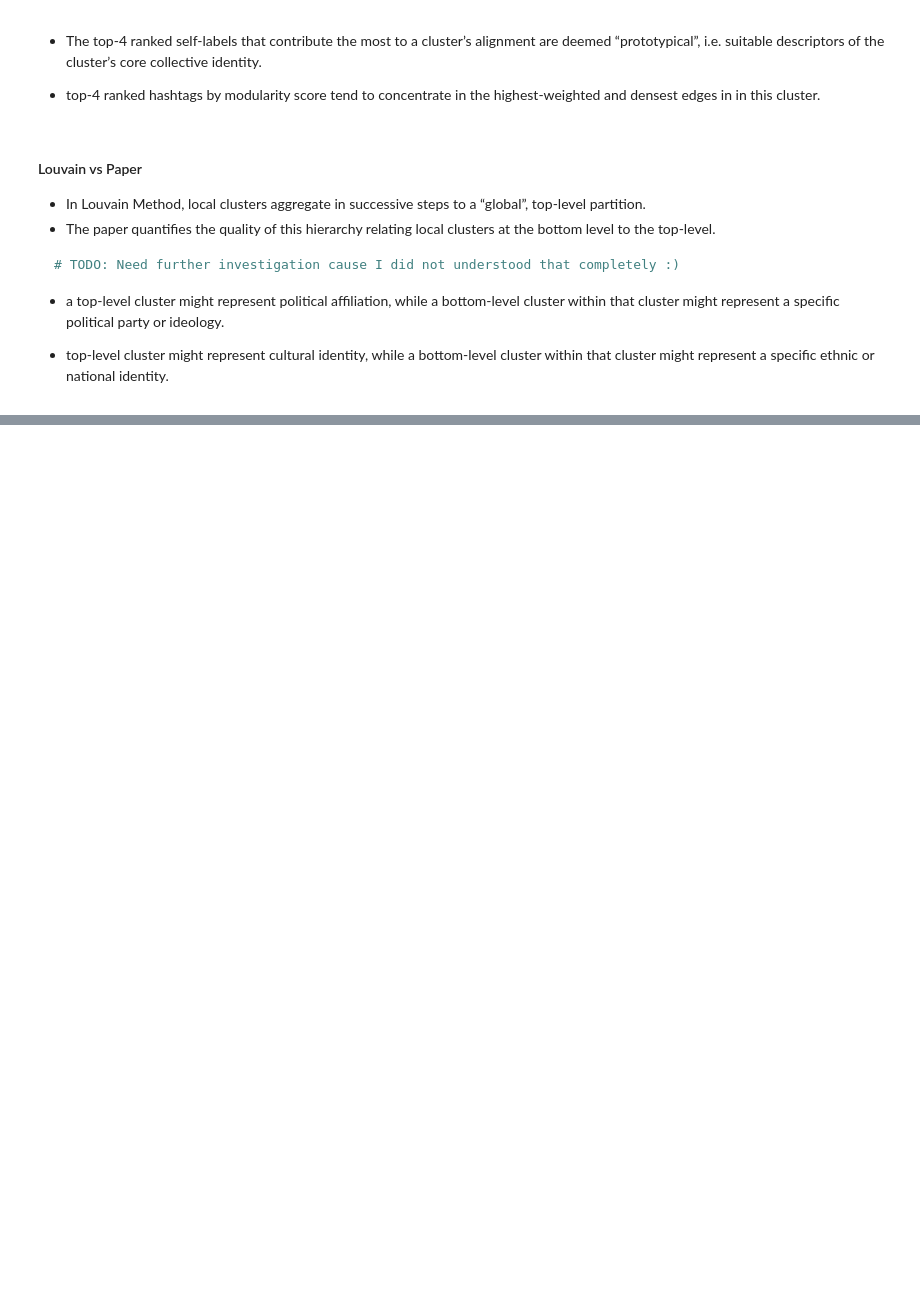
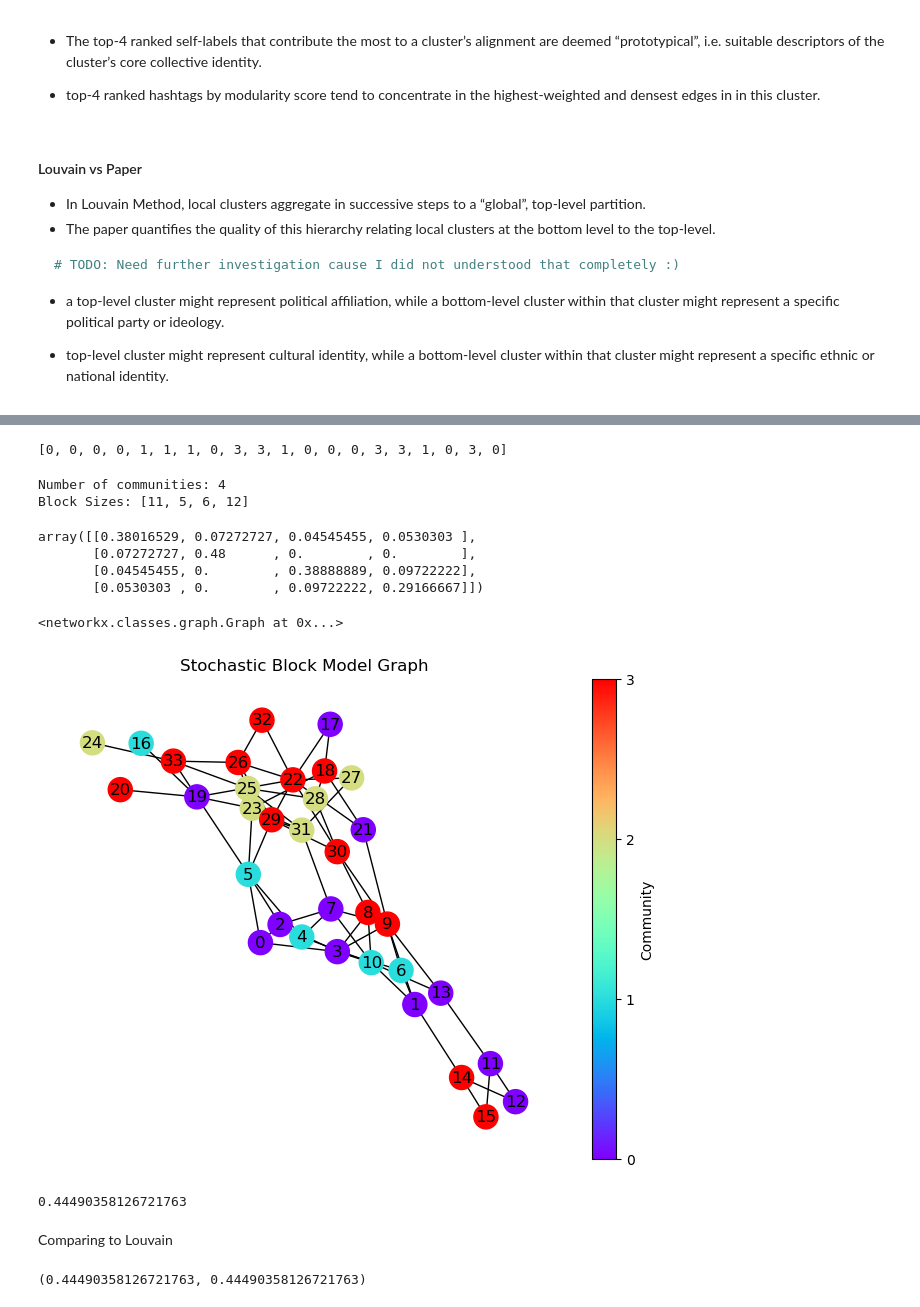
Before and after one commit to tgvp/AISIC-LAB, a Jupyter notebook: src/louvain.ipynb, the cells around one changed output, grey strips where cells are left out. Cells and saved outputs as stored; diff of their text form; code cells hidden in the pictures; blank space fills up the shorter version.

```diff
--- a/src/louvain.ipynb
+++ b/src/louvain.ipynb
@@ -283,0 +286,14 @@ Community 1 has an edge density of 0.6666666666666666
+# %%
+# creating blocks based on communities detected by the Louvain Method
+block_assignments = [partition[node] for node in G.nodes()]
+block_assignments[:20]
+# %% [output]
+[0, 0, 0, 0, 1, 1, 1, 0, 3, 3, 1, 0, 0, 0, 3, 3, 1, 0, 3, 0]
+# %%
+# number of nodes in each community
+num_communities = max(block_assignments) + 1  # Number of unique communities
+block_sizes = [block_assignments.count(i) for i in range(num_communities)]
+print(f'Number of communities: {num_communities}\nBlock Sizes: {block_sizes}')
+# %% [output]
+Number of communities: 4
+Block Sizes: [11, 5, 6, 12]
@@ -283,0 +323,47 @@ Community 1 has an edge density of 0.6666666666666666
+# %%
+# edge probabilities for inter-community and intra-community edges
+block_prob_matrix = estimate_block_probability_matrix(G, block_assignments)
+block_prob_matrix
+# %% [output]
+array([[0.38016529, 0.07272727, 0.04545455, 0.0530303 ],
+       [0.07272727, 0.48      , 0.        , 0.        ],
+       [0.04545455, 0.        , 0.38888889, 0.09722222],
+       [0.0530303 , 0.        , 0.09722222, 0.29166667]])
+# %%
+SBM_G = nx.stochastic_block_model(block_sizes, block_prob_matrix)
+SBM_G
+# %% [output]
+<networkx.classes.graph.Graph at 0x...>
+# %%
+layout = nx.spring_layout(SBM_G)
+
+# Draw the nodes and edges with community colors
+node_colors = [block_assignments[node] for node in SBM_G.nodes()]
+nx.draw(SBM_G, pos=layout, node_color=node_colors, cmap=plt.cm.rainbow, node_size=300, with_labels=True)
+
+# Add a colorbar to show community colors
+sm = plt.cm.ScalarMappable(cmap=plt.cm.rainbow, norm=plt.Normalize(vmin=min(node_colors), vmax=max(node_colors)))
+sm.set_array([])  # You can set this to an empty array because node_colors are already normalized
+cbar = plt.colorbar(sm, ticks=range(min(node_colors), max(node_colors) + 1))
+cbar.set_label("Community")
+
+# Show the plot
+plt.title("Stochastic Block Model Graph")
+plt.show()
+# %% [output]
+[figure, added]
+# %%
+# dictionary of node-to-block assignments
+node_to_block = {node: block_assignments[node] for node in G.nodes()}
+
+# Calculate modularity score for SBM-generated communities
+sbm_modularity = community.modularity(node_to_block, G)
+sbm_modularity
+# %% [output]
+0.44490358126721763
+# %% [markdown]
+Comparing to Louvain
+# %%
+louvain_modularity, sbm_modularity
+# %% [output]
+(0.44490358126721763, 0.44490358126721763)
```
Also changed, not shown: parts of 6 cells of this notebook.
